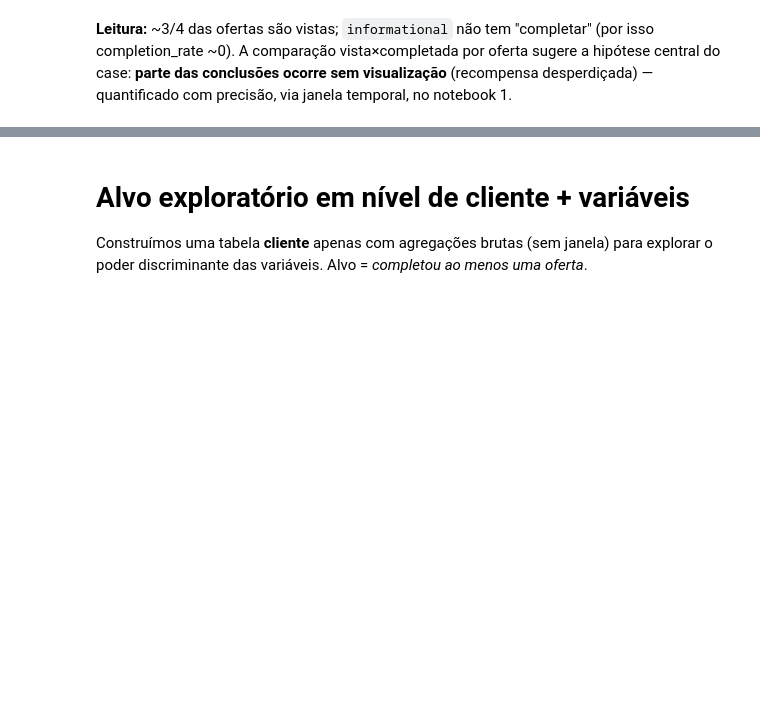
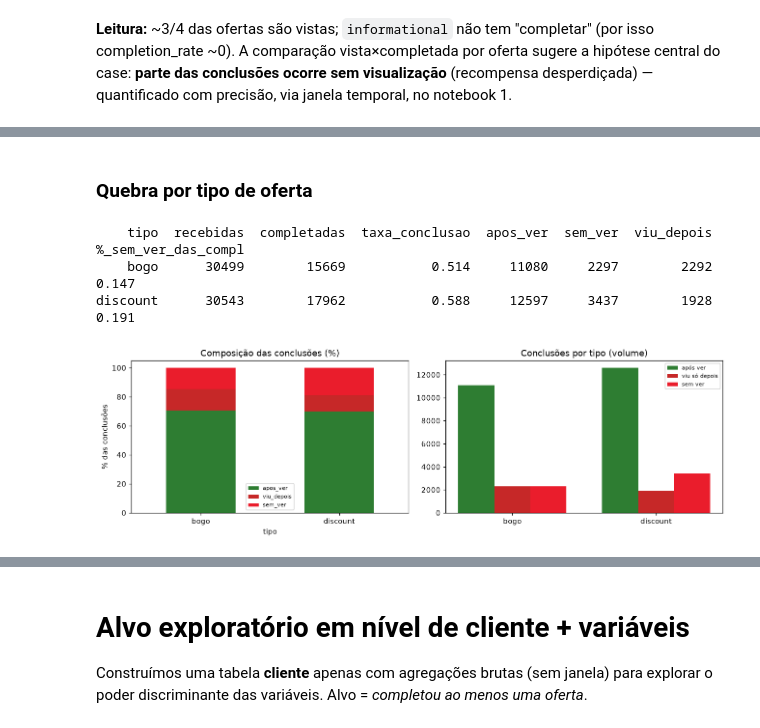
Before and after one commit to velosomn/ifood-case, a Jupyter notebook: notebooks/0_eda.ipynb, the cells around one changed output, grey strips where cells are left out. Saved outputs shown, nothing was run; the diff lists cells and outputs as text; code cells hidden in the pictures; blank space fills up the shorter version.

```diff
--- a/notebooks/0_eda.ipynb
+++ b/notebooks/0_eda.ipynb
@@ -732,0 +771,35 @@ conclusões SEM o cliente ter visto a oferta (aprox.): 14.5%
+# %% [markdown]
+### Quebra por tipo de oferta
+# %%
+linhas = []
+for t in ['bogo','discount']:
+    s = bd[bd.otype == t]
+    linhas.append({'tipo': t, 'recebidas': len(s), 'completadas': s.completou.sum(),
+                   'taxa_conclusao': s.completou.mean(),
+                   'apos_ver': s.apos_ver.sum(), 'sem_ver': s.sem_ver.sum(),
+                   'viu_depois': s.viu_depois.sum(),
+                   '%_sem_ver_das_compl': s.sem_ver.sum()/s.completou.sum()})
+tab = pd.DataFrame(linhas)
+print(tab.round(3).to_string(index=False))
+
+fig, ax = plt.subplots(1, 2, figsize=(12, 3.8))
+# (a) composição das conclusões por tipo
+comp_mix = tab.set_index('tipo')[['apos_ver','viu_depois','sem_ver']]
+(comp_mix.div(comp_mix.sum(axis=1), axis=0)*100).plot.bar(
+    stacked=True, ax=ax[0], color=['#2E7D32','#C62828', IFOOD_RED])
+ax[0].set_title('Composição das conclusões (%)'); ax[0].set_ylabel('% das conclusões')
+ax[0].tick_params(rotation=0); ax[0].legend(fontsize=7)
+
+# (b) volumes absolutos sobre o total de recebidas
+x = np.arange(len(tab)); w = 0.25
+ax[1].bar(x-w, tab.apos_ver, w, label='após ver', color='#2E7D32')
+ax[1].bar(x,   tab.viu_depois, w, label='viu só depois', color='#C62828')
+ax[1].bar(x+w, tab.sem_ver, w, label='sem ver', color=IFOOD_RED)
+ax[1].set_xticks(x); ax[1].set_xticklabels(tab.tipo)
+ax[1].set_title('Conclusões por tipo (volume)'); ax[1].legend(fontsize=7)
+plt.tight_layout(); plt.show()
+# %% [output]
+    tipo  recebidas  completadas  taxa_conclusao  apos_ver  sem_ver  viu_depois  %_sem_ver_das_compl
+    bogo      30499        15669           0.514     11080     2297        2292                0.147
+discount      30543        17962           0.588     12597     3437        1928                0.191
+[figure, added]
```
Also changed, not shown: parts of 5 cells of this notebook, 1 other file.
